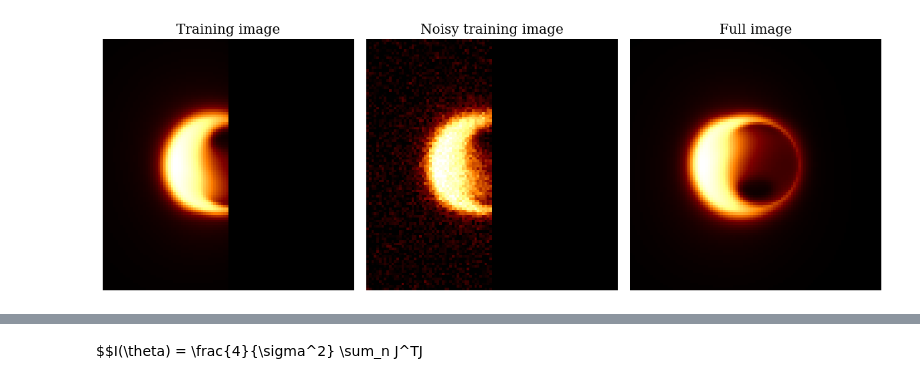
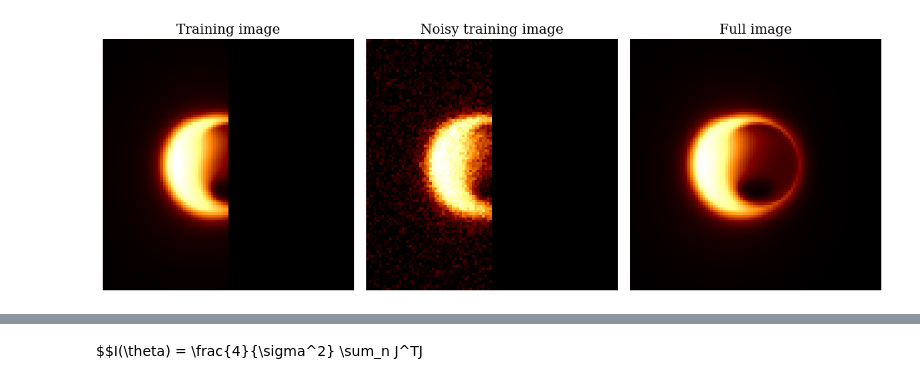
Before and after one commit to khyyle/caltech_surf_2025, a Jupyter notebook: bayes_rays_holdout.ipynb, the cells around one changed output, grey strips where cells are left out. Drawn from its saved outputs; the diff is of its cells as text; code cells hidden in the pictures.

```diff
--- a/bayes_rays_holdout.ipynb
+++ b/bayes_rays_holdout.ipynb
@@ -40,36 +41,36 @@ Y_test_true = gt_flat[mask] #no noise applied
 # %%
 rng = jax.random.PRNGKey(42)
 noise = 0.05 * jnp.max(jnp.abs(Y_train_true))
 
 #add gaussian noise
 Y_train = Y_train_true + noise * jax.random.normal(rng, Y_train_true.shape)
 sigma_vec = jnp.full_like(Y_train, noise)
 
 # plot
 full_clean = jnp.zeros(xdim*ydim)
 full_noisy = jnp.zeros(xdim*ydim)
 
 full_clean = full_clean.at[~mask].set(Y_train_true)
 full_noisy = full_noisy.at[~mask].set(Y_train)
 
 I_clean = full_clean.reshape(ydim, xdim)
 I_noisy = full_noisy.reshape(ydim, xdim)
 
 vmin, vmax = float(I_clean.min()), float(I_clean.max())
 fig, ax = plt.subplots(1,3, figsize=(12,6))
-ax[0].imshow(I_clean, cmap='afmhot', vmin=vmin, vmax=vmax, origin='lower')
+ax[0].imshow(I_clean, cmap='afmhot', vmin=vmin, vmax=vmax, origin='upper')
 ax[0].set_title("Training image")
-ax[1].imshow(I_noisy, cmap='afmhot', vmin=vmin, vmax=vmax, origin='lower')
+ax[1].imshow(I_noisy, cmap='afmhot', vmin=vmin, vmax=vmax, origin='upper')
 ax[1].set_title("Noisy training image")
 ax[2].imshow(intensity_gt, cmap='afmhot')
 ax[2].set_title("Full image")
 
 for a in ax:
     a.axis('off')
 plt.tight_layout()
 plt.show()
 # %% [output]
-[figure, old version]
+[figure, new version]
 # %%
 predictor = NeuralImage(posenc_deg=3, net_depth=4, net_width=128, activation=nn.relu, out_channel=1, do_skip=True)
 
```
Also changed, not shown: parts of 12 cells of this notebook, 1 other file.
